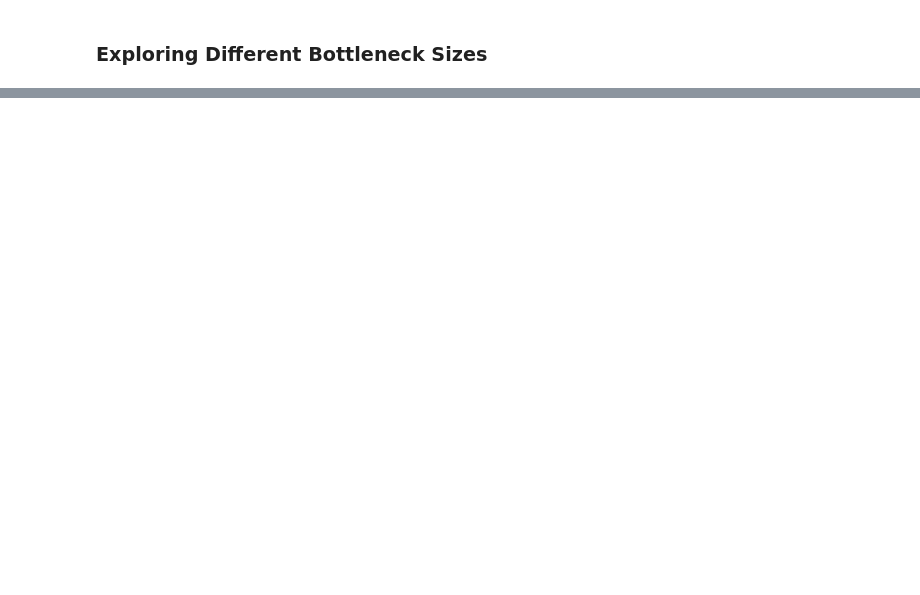
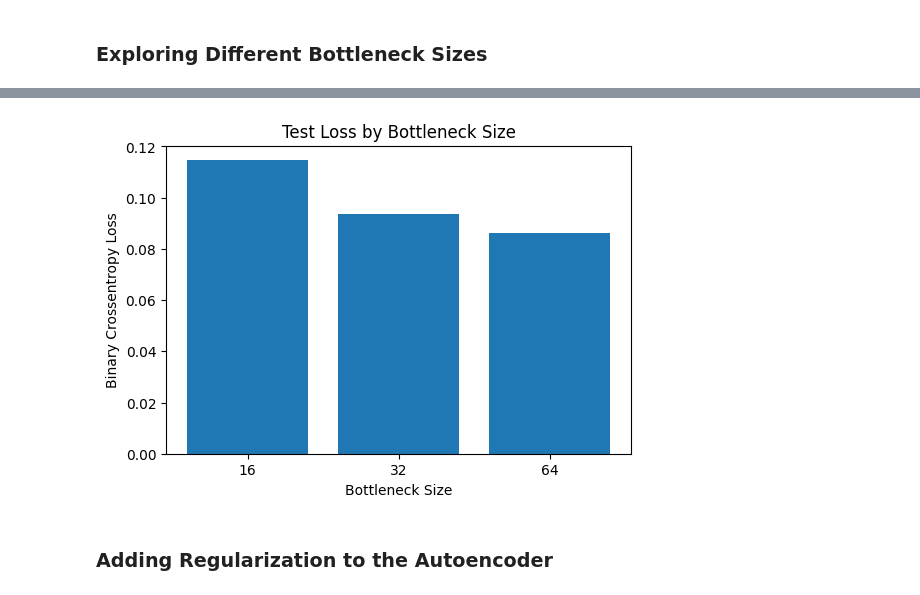
Before and after one commit to jihyeon26/neural_network_basic, a Jupyter notebook: neural_networks_ibm/part3/3.4.1. autoencoder.ipynb, the cells around one changed output, grey strips where cells are left out. Cells and saved outputs as stored; diff of their text form; code cells hidden in the pictures; blank space fills up the shorter version.

Commit message:
autoencoder

```diff
--- a/neural_networks_ibm/part3/3.4.1. autoencoder.ipynb
+++ b/neural_networks_ibm/part3/3.4.1. autoencoder.ipynb
@@ -225,0 +238,32 @@ Epoch 20/20
+# %%
+# Define and train three different autoencoders with varying bottleneck sizes
+bottleneck_sizes = [16, 32, 64]
+autoencoders = []
+
+for size in bottleneck_sizes:
+    # Encoder
+    input_layer = Input(shape=(784,))
+    encoded = Dense(64, activation='relu')(input_layer)
+    bottleneck = Dense(size, activation='relu')(encoded)
+
+    # Decoder
+    decoded = Dense(64, activation='relu')(bottleneck)
+    output_layer = Dense(784, activation='sigmoid')(decoded)
+
+    # Autoencoder model
+    autoencoder = Model(input_layer, output_layer)
+    autoencoder.compile(optimizer='adam', loss='binary_crossentropy')
+    autoencoder.fit(
+        x_train,
+        x_train,
+        epochs=20,
+        batch_size=256,
+        shuffle=True,
+        validation_data=(x_test, x_test)
+    )
+    autoencoders.append(autoencoder)
+
+# Evaluate and compare the models
+for i, size in enumerate(bottleneck_sizes):
+    loss = autoencoders[i].evaluate(x_test, x_test)
+    print(f'Bottleneck size {size} - Test loss: {loss}')
@@ -225,0 +288,13 @@ Epoch 20/20
+# %%
+losses = [autoencoder.evaluate(x_test, x_test, verbose=0) for autoencoder in autoencoders]
+
+plt.figure(figsize=(6, 4))
+plt.bar([str(size) for size in bottleneck_sizes], losses)
+plt.title("Test Loss by Bottleneck Size")
+plt.xlabel("Bottleneck Size")
+plt.ylabel("Binary Crossentropy Loss")
+plt.show()
+# %% [output]
+[figure, added]
+# %% [markdown]
+### Adding Regularization to the Autoencoder
```
Also changed, not shown: parts of 13 cells of this notebook.
